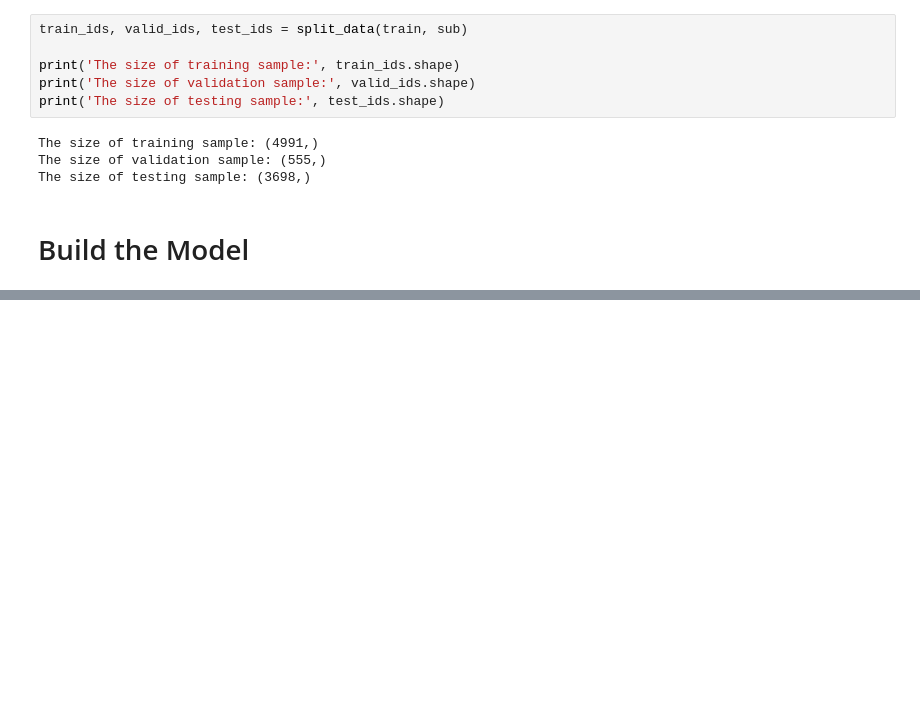
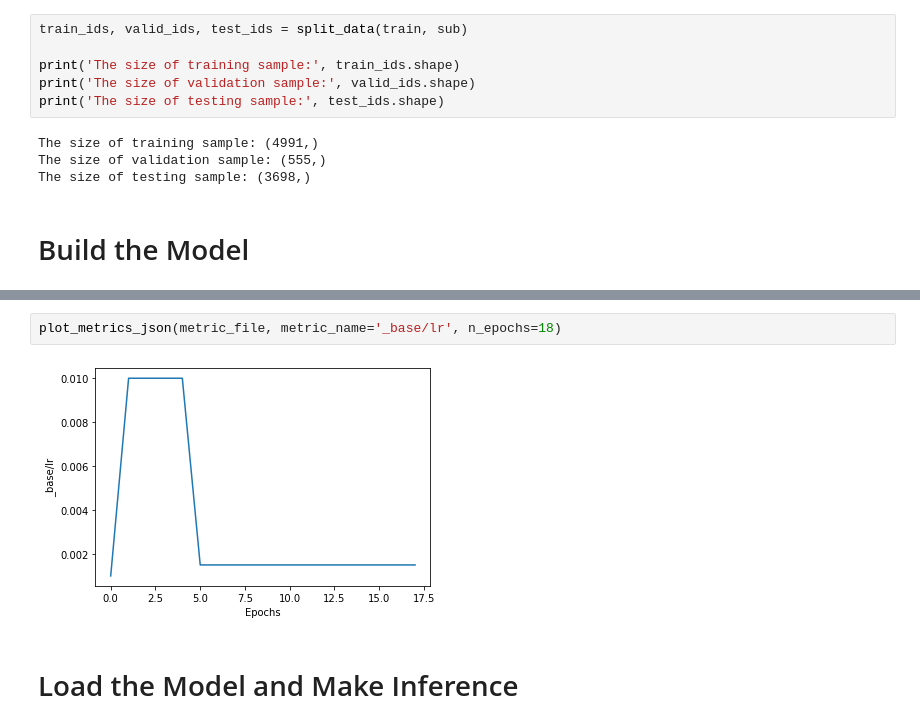
Before and after one commit to lkforward/CloudFlower, a Jupyter notebook: run_cloud_model.ipynb, the cells around one changed output, grey strips where cells are left out. Cells and saved outputs as stored; diff of their text form; blank space fills up the shorter version.

```diff
--- a/run_cloud_model.ipynb
+++ b/run_cloud_model.ipynb
@@ -493,0 +598,6 @@ Using lambda is incompatible with multiprocessing. Consider using regular functi
+# %%
+plot_metrics_json(metric_file, metric_name='_base/lr', n_epochs=18)
+# %% [output]
+[figure, added]
+# %% [markdown]
+# Load the Model and Make Inference
```
Also changed, not shown: parts of 23 cells of this notebook.
